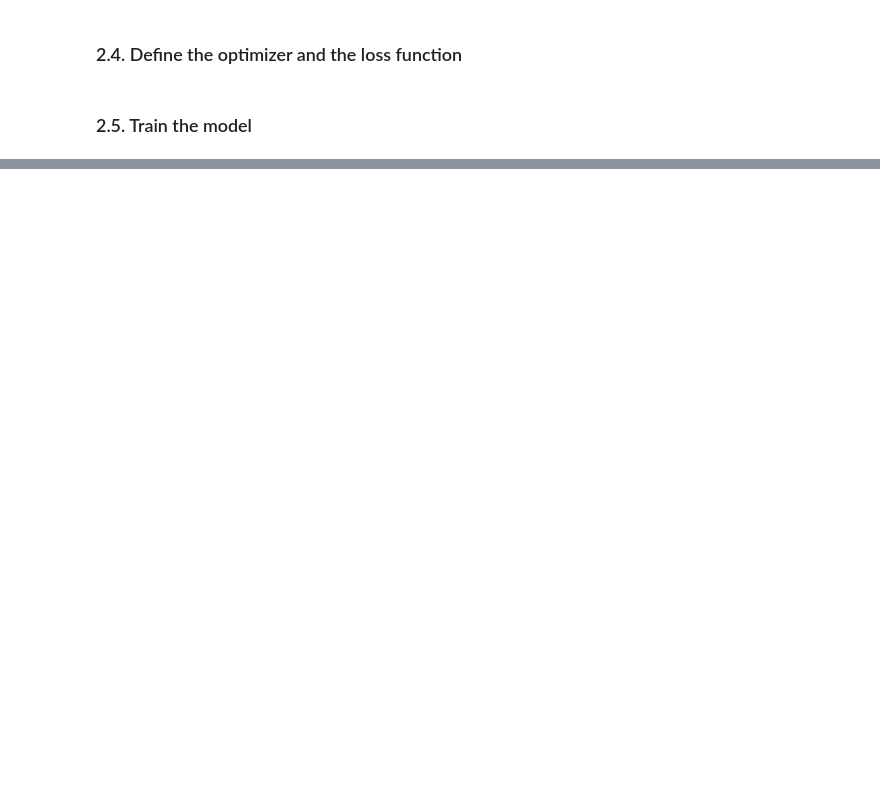
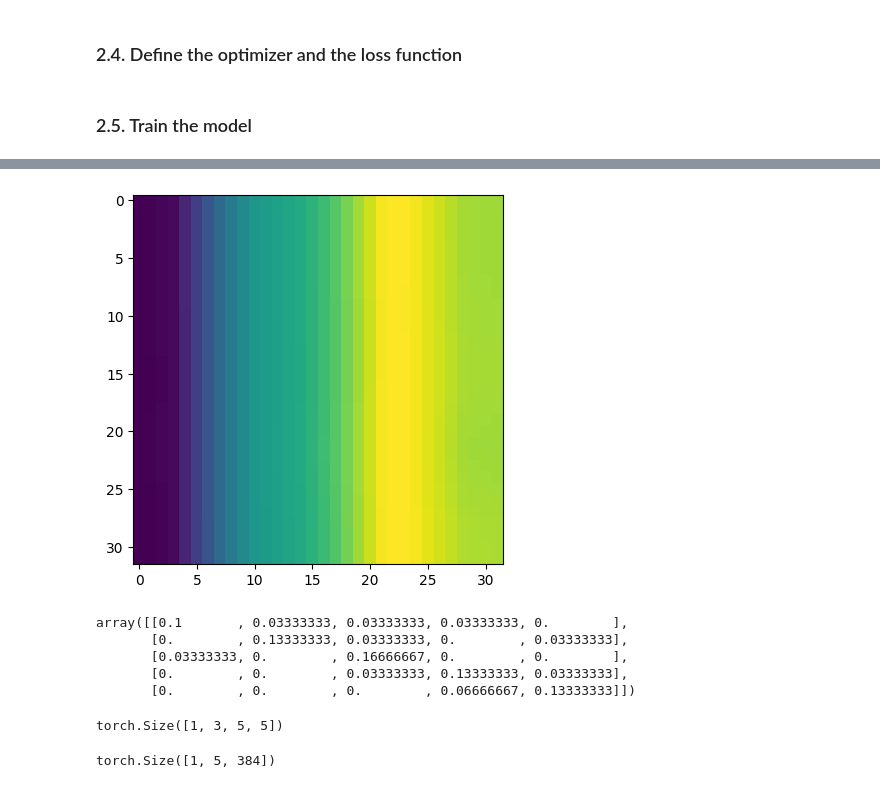
Before and after one commit to atsushiishii-civil/ViT_practice, a Jupyter notebook: ViT model.ipynb, the cells around one changed output, grey strips where cells are left out. Drawn from its saved outputs; the diff is of its cells as text; code cells hidden in the pictures; blank space fills up the shorter version.

```diff
--- a/ViT model.ipynb
+++ b/ViT model.ipynb
@@ -83,0 +164,16 @@ train(model, train_dataloader, val_dataloader, test_dataloader, num_epochs, opti
+# %%
+## To extract the attention weight, the image size must be 1*3*32x32
+image_reshaped = image.reshape(1, 3, 32, 32)
+# %%
+def extract_attention_weight(model, target, inputs):
+    feature = None
+    def forward_hook(module, inputs, output):
+        global blocks
+        blocks = output.detach()
+    handle = target.register_forward_hook(forward_hook)
+    model.eval()
+    model.to("cpu")
+    with torch.no_grad():
+        model(inputs)
+    handle.remove()
+    return blocks
@@ -83,0 +234,13 @@ train(model, train_dataloader, val_dataloader, test_dataloader, num_epochs, opti
+# %%
+plt.imshow(attention_map)
+plt.show()
+# %% [output]
+[figure, added]
+# %%
+attention_weight_mean_head[-
+# %% [output]
+array([[0.1       , 0.03333333, 0.03333333, 0.03333333, 0.        ],
+       [0.        , 0.13333333, 0.03333333, 0.        , 0.03333333],
+       [0.03333333, 0.        , 0.16666667, 0.        , 0.        ],
+       [0.        , 0.        , 0.03333333, 0.13333333, 0.03333333],
+       [0.        , 0.        , 0.        , 0.06666667, 0.13333333]])
@@ -83,0 +266,4 @@ train(model, train_dataloader, val_dataloader, test_dataloader, num_epochs, opti
+# %%
+attn.shape
+# %% [output]
+torch.Size([1, 3, 5, 5])
@@ -83,0 +272,4 @@ train(model, train_dataloader, val_dataloader, test_dataloader, num_epochs, opti
+# %%
+features.shape
+# %% [output]
+torch.Size([1, 5, 384])
```
Also changed, not shown: parts of 19 cells of this notebook, 2 other files.
